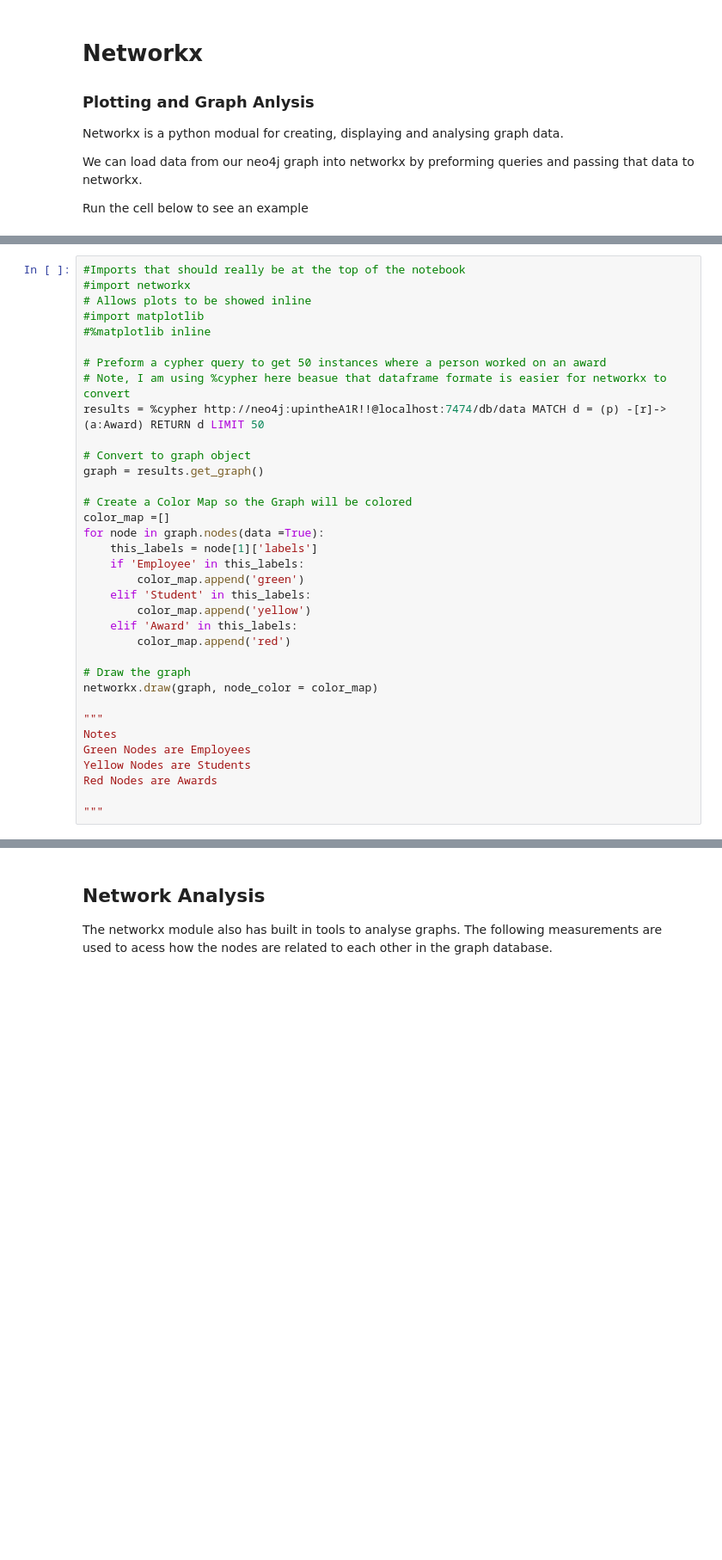
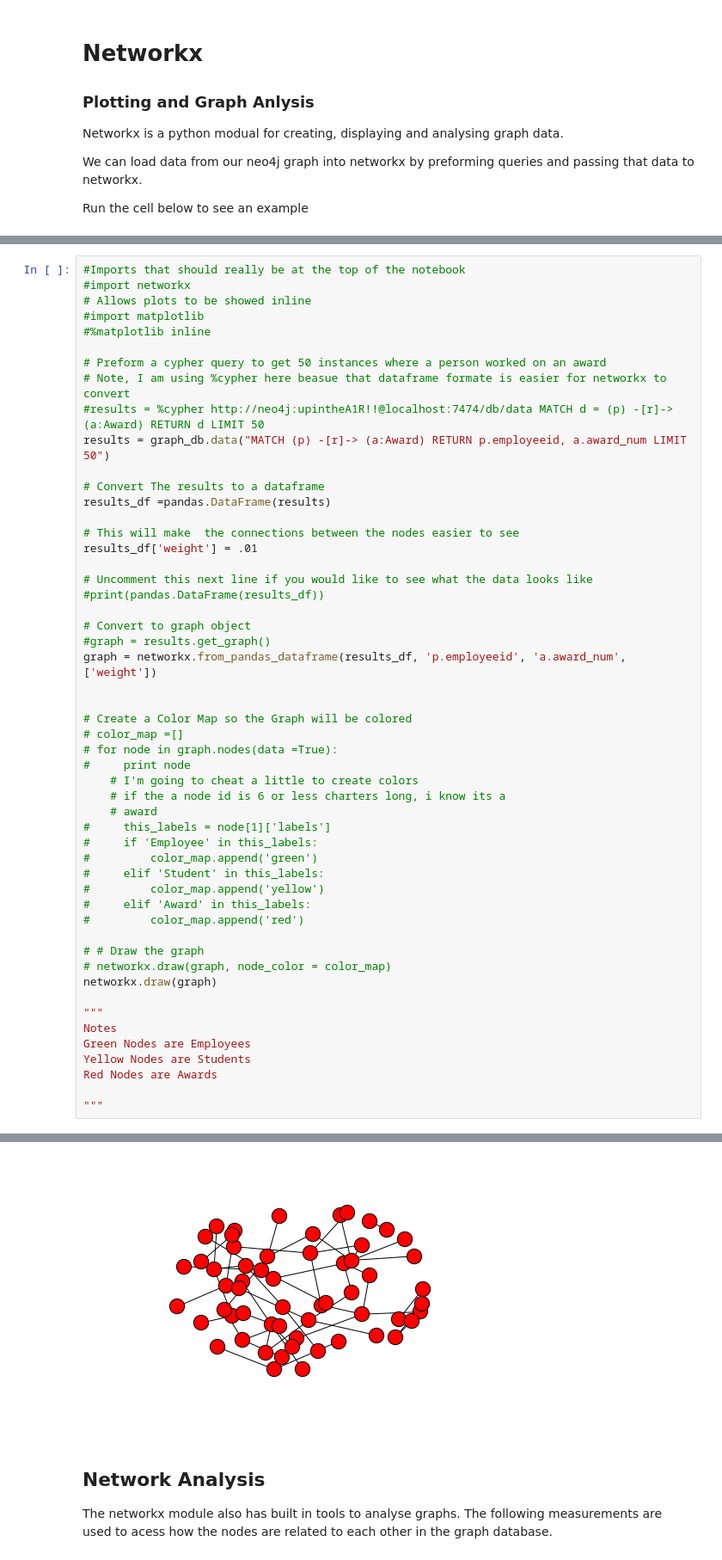
Before and after one commit to American-Institutes-for-Research/dsaa-cssip-big-data-workbooks, a Jupyter notebook: 06. Networks/networks with neo4j.ipynb, the cells around one changed output, grey strips where cells are left out. Shown at 86% size. Drawn from its saved outputs; the diff is of its cells as text; blank space fills up the shorter version.

```diff
--- a/06. Networks/networks with neo4j.ipynb
+++ b/06. Networks/networks with neo4j.ipynb
@@ -223,24 +369,41 @@ Run the cell below to see an example
 
 # Preform a cypher query to get 50 instances where a person worked on an award
 # Note, I am using %cypher here beasue that dataframe formate is easier for networkx to convert
-results = %cypher http://neo4j:upintheA1R!!@localhost:7474/db/data MATCH d = (p) -[r]-> (a:Award) RETURN d LIMIT 50
+#results = %cypher http://neo4j:upintheA1R!!@localhost:7474/db/data MATCH d = (p) -[r]-> (a:Award) RETURN d LIMIT 50
+results = graph_db.data("MATCH (p) -[r]-> (a:Award) RETURN p.employeeid, a.award_num LIMIT 50")
+
+# Convert The results to a dataframe
+results_df =pandas.DataFrame(results)
+
+# This will make  the connections between the nodes easier to see
+results_df['weight'] = .01
+
+# Uncomment this next line if you would like to see what the data looks like
+#print(pandas.DataFrame(results_df))
 
 # Convert to graph object
-graph = results.get_graph()
+#graph = results.get_graph()
+graph = networkx.from_pandas_dataframe(results_df, 'p.employeeid', 'a.award_num', ['weight'])
+
 
 # Create a Color Map so the Graph will be colored
-color_map =[]
-for node in graph.nodes(data =True):
-    this_labels = node[1]['labels']
-    if 'Employee' in this_labels:
-        color_map.append('green')
-    elif 'Student' in this_labels:
-        color_map.append('yellow')
-    elif 'Award' in this_labels:
-        color_map.append('red')
+# color_map =[]
+# for node in graph.nodes(data =True):
+#     print node
+    # I'm going to cheat a little to create colors
+    # if the a node id is 6 or less charters long, i know its a
+    # award
+#     this_labels = node[1]['labels']
+#     if 'Employee' in this_labels:
+#         color_map.append('green')
+#     elif 'Student' in this_labels:
+#         color_map.append('yellow')
+#     elif 'Award' in this_labels:
+#         color_map.append('red')
 
-# Draw the graph
-networkx.draw(graph, node_color = color_map)
+# # Draw the graph
+# networkx.draw(graph, node_color = color_map)
+networkx.draw(graph)
 
 """
 Notes
@@ -249,3 +412,4 @@ Yellow Nodes are Students
 Red Nodes are Awards
 
 """
+# %% [output]
@@ -252,3 +418,4 @@ Red Nodes are Awards
+[figure, added]
 # %% [markdown]
 ## Network Analysis
 The networkx module also has built in tools to analyse graphs. The following measurements are used to acess how the nodes are related to each other in the graph database.
```
Also changed, not shown: parts of 31 cells of this notebook, 1 other file.
